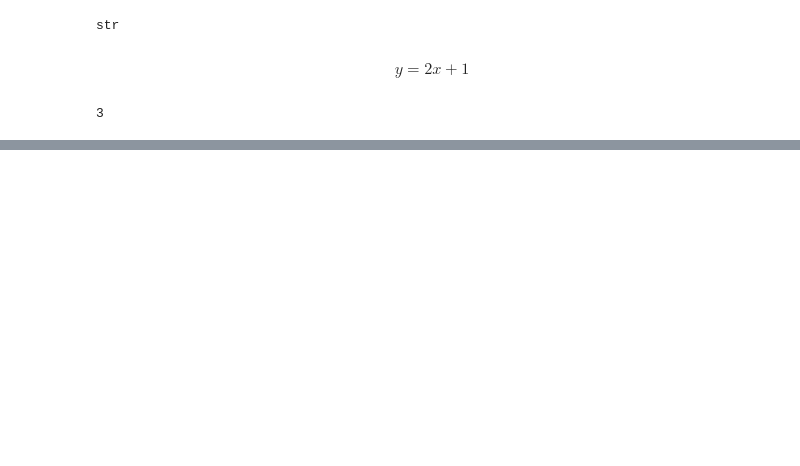
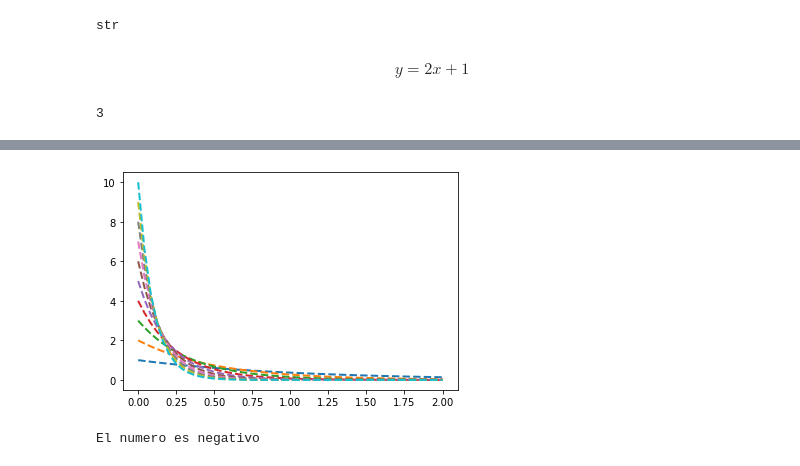
Before and after one commit to florez/Estadistica_Herramientas, a Jupyter notebook: Sesion1/ElementosPython.ipynb, the cells around one changed output, grey strips where cells are left out. Drawn from its saved outputs; the diff is of its cells as text; code cells hidden in the pictures; blank space fills up the shorter version.

```diff
--- a/Sesion1/ElementosPython.ipynb
+++ b/Sesion1/ElementosPython.ipynb
@@ -79,0 +69,7 @@ Text(0, 0.5, '$x[m]$')
+# %%
+for i in range(1,11):
+    #print(i)
+    y = Exponencial(x,lambda_=i)
+    plt.plot(x,y,lw=2,ls='--',label='exp(x)')
+# %% [output]
+[figure, added]
@@ -79,0 +83,4 @@ Text(0, 0.5, '$x[m]$')
+# %%
+Funcion3(-432656)
+# %% [output]
+El numero es negativo
```
Also changed, not shown: parts of 11 cells of this notebook.
